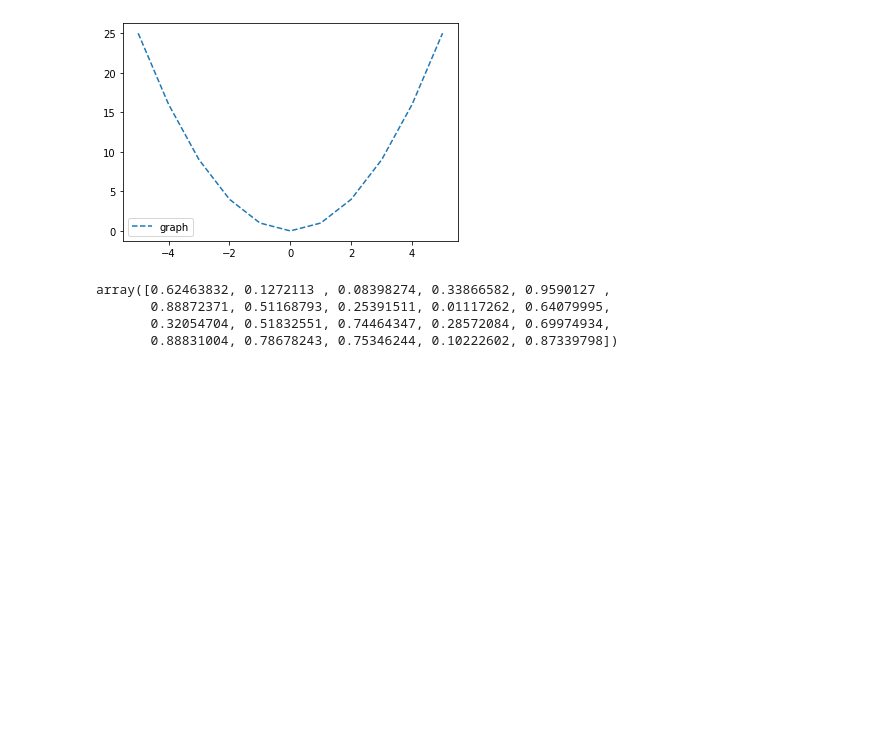
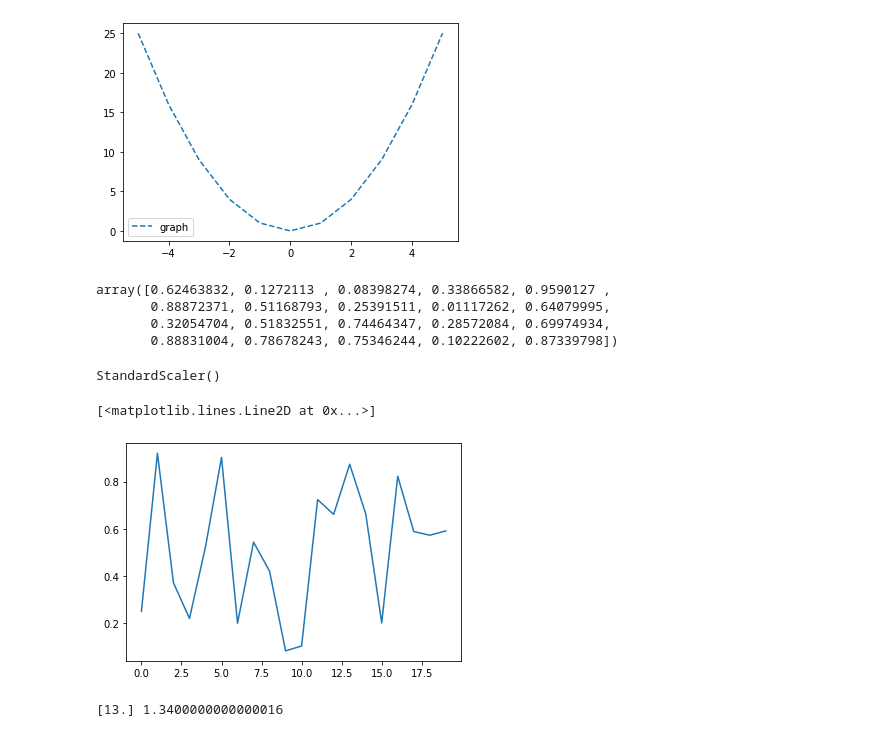
Before and after one commit to anusu90/AI-ML-101, a Jupyter notebook: LINEAR_REGRESSION/self.ipynb, the cells around one changed output. Drawn from its saved outputs; the diff is of its cells as text; code cells hidden in the pictures; blank space fills up the shorter version.

Commit message:
linear-reg

```diff
--- a/LINEAR_REGRESSION/self.ipynb
+++ b/LINEAR_REGRESSION/self.ipynb
@@ -68,0 +78,21 @@ array([0.62463832, 0.1272113 , 0.08398274, 0.33866582, 0.9590127 ,
+# %%
+arr = np.random.rand(20)
+scaler = StandardScaler()
+scaler.fit(arr.reshape(-1,1))
+# %% [output]
+StandardScaler()
+# %%
+plt.plot(arr)
+# %% [output]
+[<matplotlib.lines.Line2D at 0x...>]
+[figure, added]
+# %%
+m = 13
+c= 1.34
+x = np.linspace(0,1,100)
+y = m*x+c
+lr =LinearRegression()
+lr.fit (x.reshape(-1,1),y)
+print(lr.coef_,lr.intercept_)
+# %% [output]
+[13.] 1.3400000000000016
```
Also changed, not shown: parts of 33 cells of this notebook, 5 other files.
